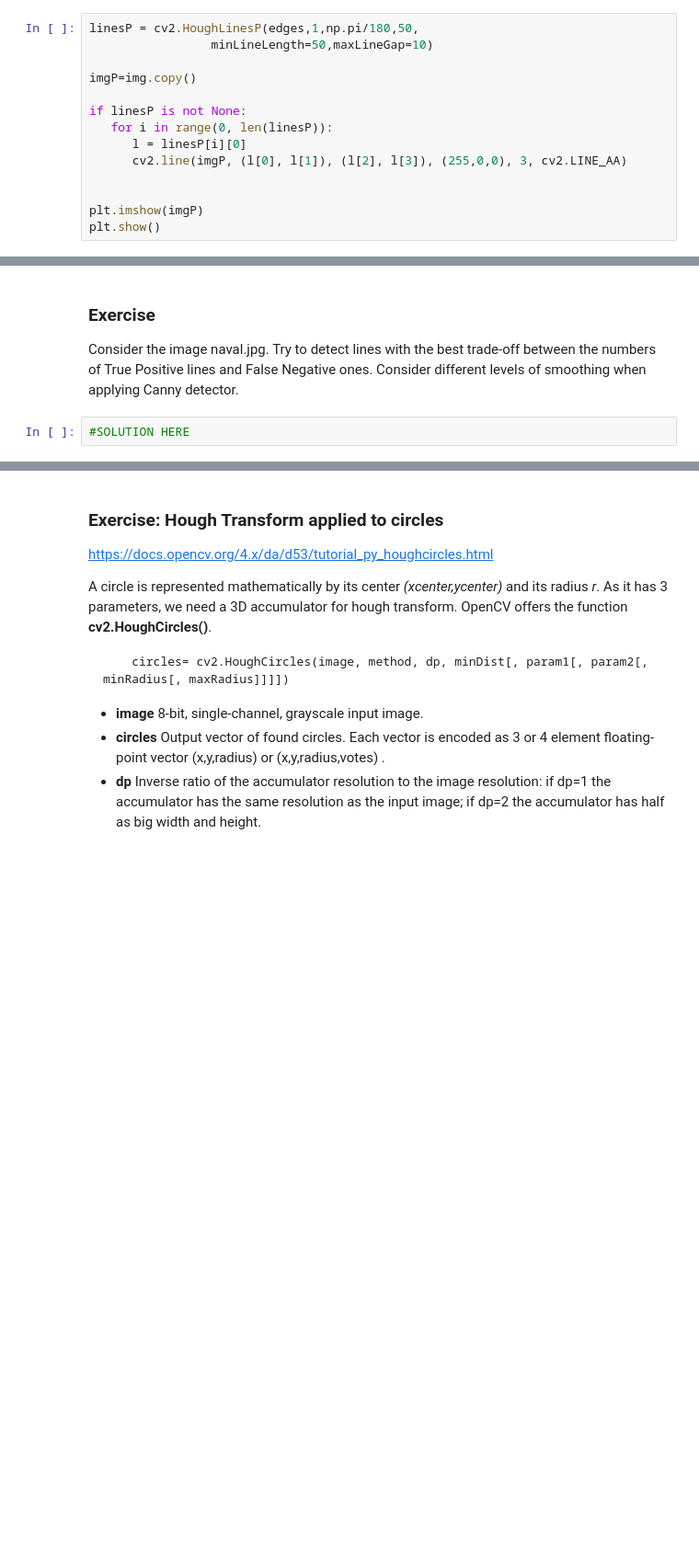
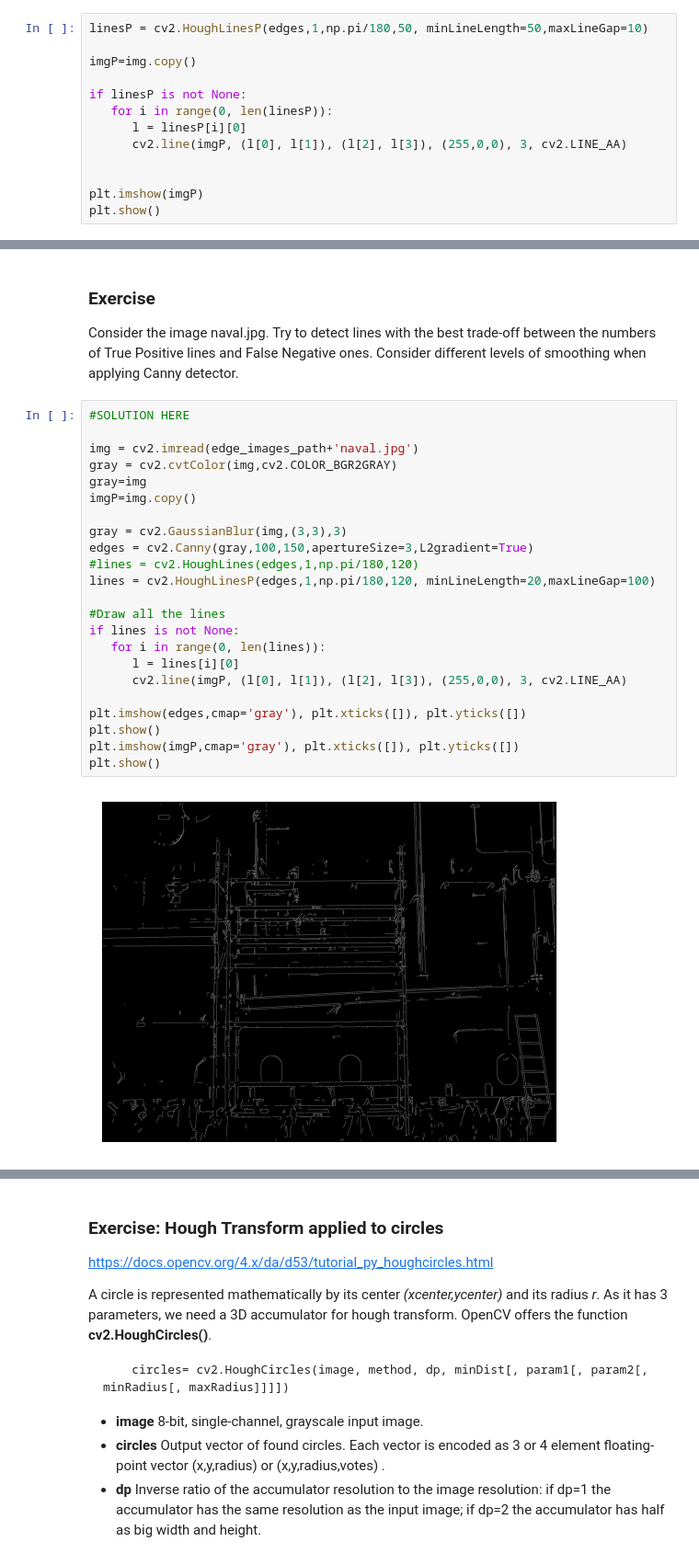
Before and after one commit to Jorgloba/ComputerVision_I, a Jupyter notebook: 4_Edge_Detection.ipynb, the cells around one changed output, grey strips where cells are left out. Shown at 92% size. Cells and saved outputs as stored; diff of their text form; blank space fills up the shorter version.

```diff
--- a/4_Edge_Detection.ipynb
+++ b/4_Edge_Detection.ipynb
@@ -276,8 +422,7 @@ It returns the extremes of  detected lines (x0,y0,x1,y1). This function has two
 - MinLineLength: Minimum line length. Line segments shorter than it are rejected.
 - MaxLineGap: Maximum allowed gap between points on the same line to link them.
 # %%
-linesP = cv2.HoughLinesP(edges,1,np.pi/180,50,
-                 minLineLength=50,maxLineGap=10)
+linesP = cv2.HoughLinesP(edges,1,np.pi/180,50, minLineLength=50,maxLineGap=10)
 
 imgP=img.copy()
 
@@ -295,5 +440,28 @@ plt.show()
 ### Exercise
 
 Consider the image naval.jpg. Try to detect lines with the best trade-off between the numbers of True Positive lines and False Negative ones. Consider different levels of smoothing when applying Canny detector.
-# %%
-#SOLUTION HERE
+# %%
+#SOLUTION HERE
+
+img = cv2.imread(edge_images_path+'naval.jpg')
+gray = cv2.cvtColor(img,cv2.COLOR_BGR2GRAY)
+gray=img
+imgP=img.copy()
+
+gray = cv2.GaussianBlur(img,(3,3),3)
+edges = cv2.Canny(gray,100,150,apertureSize=3,L2gradient=True)
+#lines = cv2.HoughLines(edges,1,np.pi/180,120)
+lines = cv2.HoughLinesP(edges,1,np.pi/180,120, minLineLength=20,maxLineGap=100)
+
+#Draw all the lines
+if lines is not None:
+   for i in range(0, len(lines)):
+      l = lines[i][0]
+      cv2.line(imgP, (l[0], l[1]), (l[2], l[3]), (255,0,0), 3, cv2.LINE_AA)
+
+plt.imshow(edges,cmap='gray'), plt.xticks([]), plt.yticks([])
+plt.show()
+plt.imshow(imgP,cmap='gray'), plt.xticks([]), plt.yticks([])
+plt.show()
+# %% [output]
+[figure, added]
```
Also changed, not shown: parts of 7 cells of this notebook.
